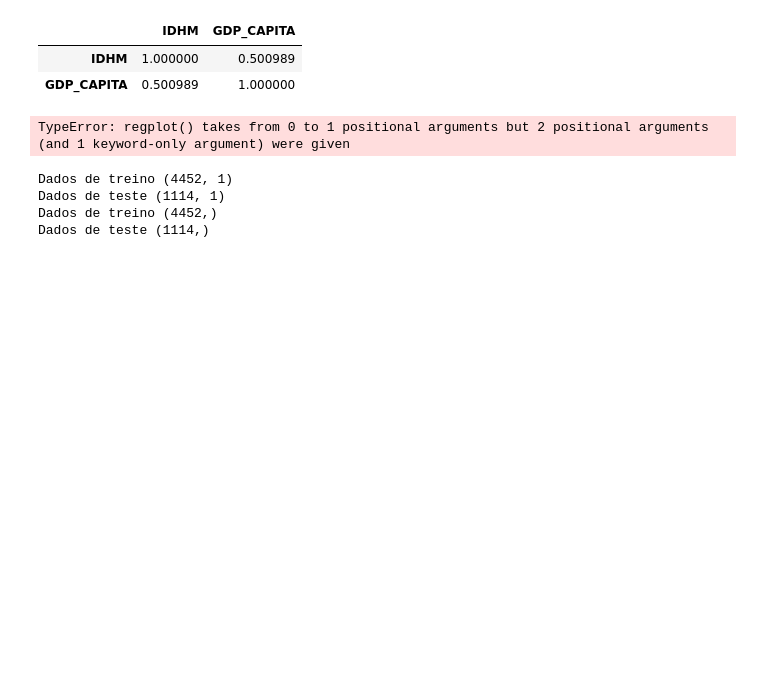
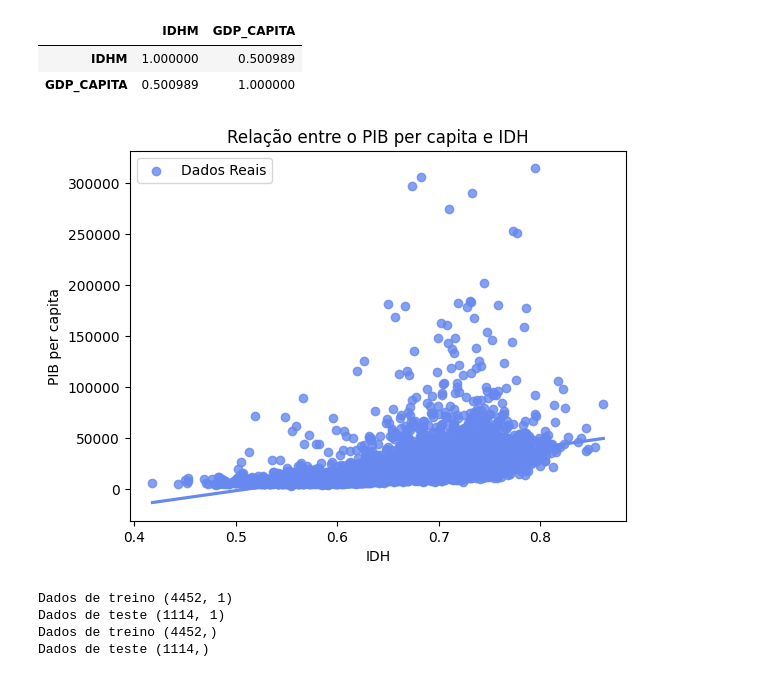
Before and after one commit to SauloSapucaia/Pojeto_EDA_Brasil, a Jupyter notebook: Projeto_EDA_Brasil.ipynb, the cells around one changed output. Saved outputs shown, nothing was run; the diff lists cells and outputs as text; code cells hidden in the pictures; blank space fills up the shorter version.

```diff
--- a/Projeto_EDA_Brasil.ipynb
+++ b/Projeto_EDA_Brasil.ipynb
@@ -1050,14 +1055,14 @@ X = X.reshape(-1,1)
 y = df_pib_idh['GDP_CAPITA']
 # %%
 # Grafico de Dispersao entre X e y
-sns.regplot(X, y, label='Dados Reais')
+sns.regplot(x=X, y=y, label='Dados Reais')
 plt.xlabel('IDH')
 plt.ylabel('PIB per capita')
-plt.title('Relacao entre o PIB per capita e IDH')
+plt.title('Relação entre o PIB per capita e IDH')
 plt.legend()
 plt.show()
 # %% [output]
-TypeError: regplot() takes from 0 to 1 positional arguments but 2 positional arguments (and 1 keyword-only argument) were given
+[figure, added]
 # %%
 # Dividindo dados em treinamento e teste
 X_treino, X_teste, y_treino, y_teste = train_test_split(X, y, test_size=0.2, random_state=42)
```
Also changed, not shown: parts of 11 cells of this notebook.
